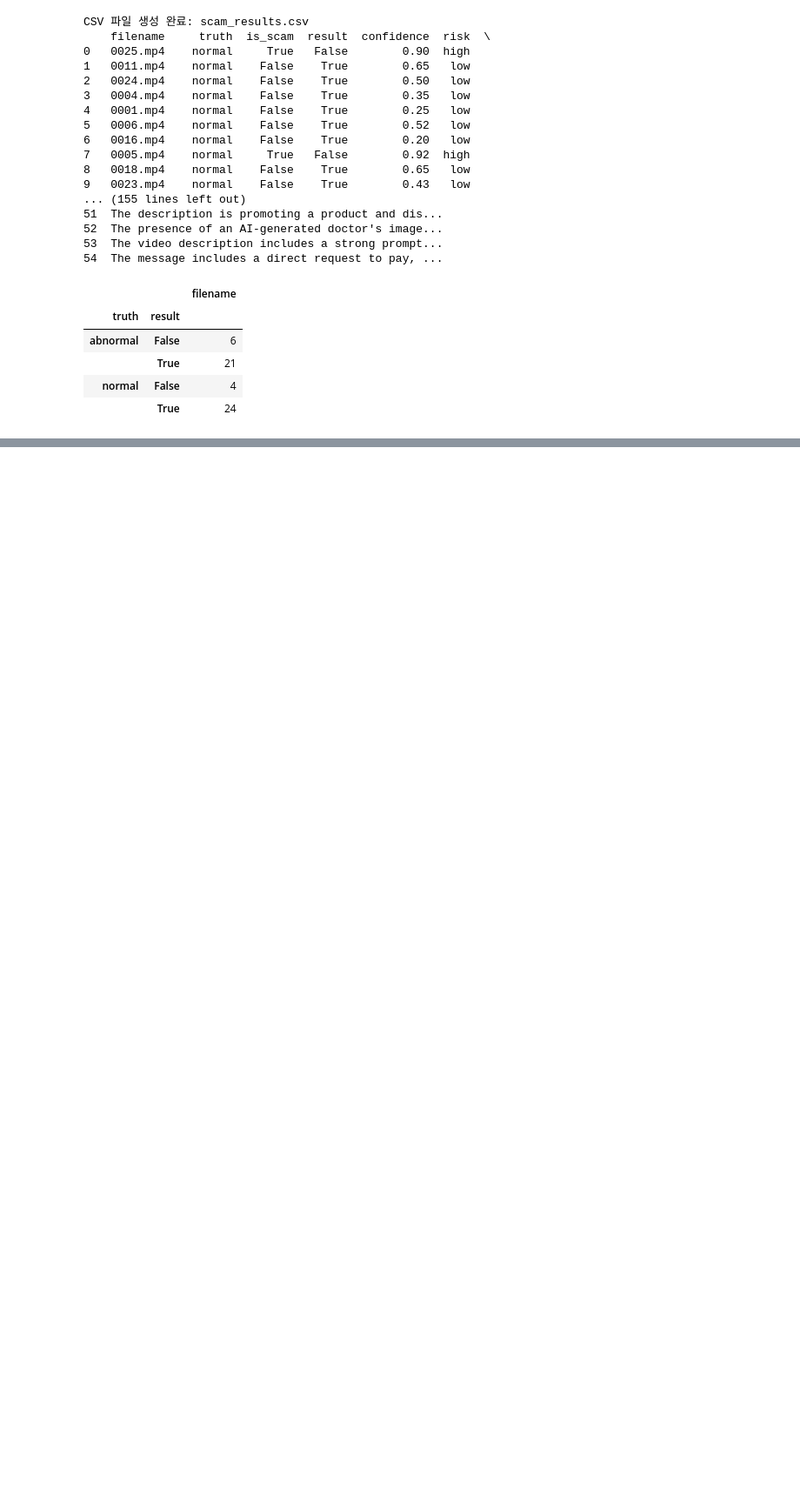
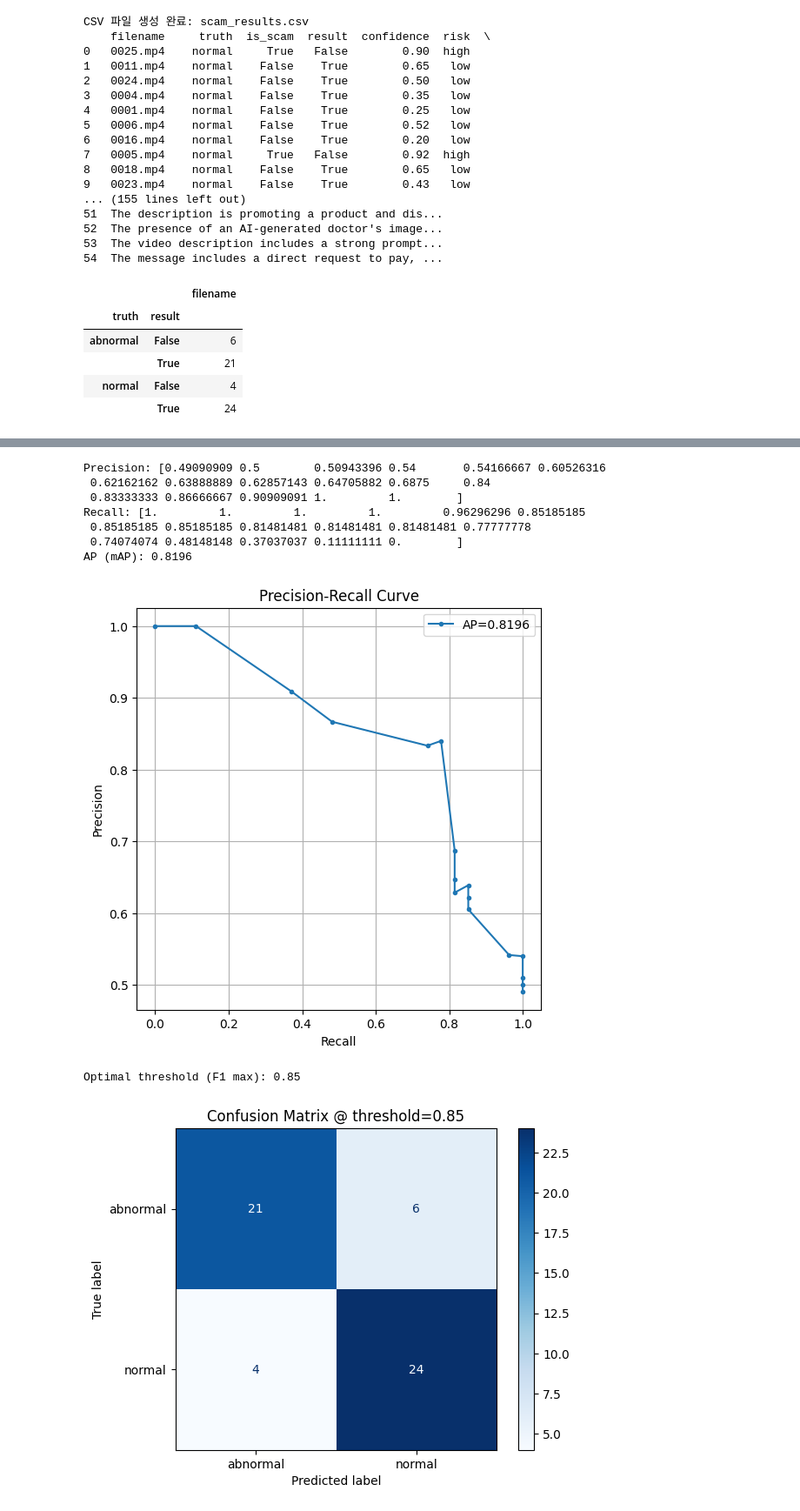
Before and after one commit to ashmin100/Cybercrime-Investigation-Support-Project, a Jupyter notebook: 03.Initial_prompt_engineering_20251120/01.log_analysis/result_analyze_jaemin1.ipynb, the cells around one changed output, grey strips where cells are left out. Shown at 87% size. Saved outputs shown, nothing was run; the diff lists cells and outputs as text; code cells hidden in the pictures; blank space fills up the shorter version.

Commit message:
Add P-R curve analysis

```diff
--- a/03.Initial_prompt_engineering_20251120/01.log_analysis/result_analyze_jaemin1.ipynb
+++ b/03.Initial_prompt_engineering_20251120/01.log_analysis/result_analyze_jaemin1.ipynb
@@ -111,3 +111,55 @@ df[df['result']==False]
 | 39 | 0018.mp4 | abnormal | False | False | 0.35 | low |  | The content appears to be a socia... |
 | 43 | 0012.mp4 | abnormal | False | False | 0.65 | low | normal presentation of jeans; cle... | The video shows a normal demonstr... |
 | 51 | 0000.mp4 | abnormal | False | False | 0.35 | low | 고객님께서 주문하신 남성 패딩 배송전实事已然; 여ørn 패딩... | The description is promoting a pr... |
+# %%
+import pandas as pd
+import numpy as np
+import matplotlib.pyplot as plt
+from sklearn.metrics import precision_recall_curve, average_precision_score, confusion_matrix, ConfusionMatrixDisplay
+
+# abnormal = positive class
+df['y_true'] = df['truth'].apply(lambda x: 1 if x=='abnormal' else 0)
+y_true = df['y_true'].values
+y_scores = df['confidence'].values
+
+# Precision-Recall + AP
+precision, recall, thresholds = precision_recall_curve(y_true, y_scores)
+ap = average_precision_score(y_true, y_scores)
+print(f"Precision: {precision}")
+print(f"Recall: {recall}")
+print(f"AP (mAP): {ap:.4f}")
+
+# PR curve 시각화
+plt.figure(figsize=(6,6))
+plt.plot(recall, precision, marker='.', label=f'AP={ap:.4f}')
+plt.xlabel('Recall')
+plt.ylabel('Precision')
+plt.title('Precision-Recall Curve')
+plt.legend()
+plt.grid()
+plt.show()
+
+# 최적 threshold 선택 (F1 최대)
+f1_scores = 2*precision*recall/(precision+recall+1e-8)
+best_idx = np.argmax(f1_scores)
+best_threshold = thresholds[best_idx]
+print(f"Optimal threshold (F1 max): {best_threshold:.2f}")
+
+# Confusion matrix
+y_pred = (y_scores >= best_threshold).astype(int)
+cm = confusion_matrix(y_true, y_pred, labels=[1,0])
+disp = ConfusionMatrixDisplay(cm, display_labels=['abnormal', 'normal'])
+disp.plot(cmap=plt.cm.Blues)
+plt.title(f'Confusion Matrix @ threshold={best_threshold:.2f}')
+plt.show()
+# %% [output]
+Precision: [0.49090909 0.5        0.50943396 0.54       0.54166667 0.60526316
+ 0.62162162 0.63888889 0.62857143 0.64705882 0.6875     0.84
+ 0.83333333 0.86666667 0.90909091 1.         1.        ]
+Recall: [1.         1.         1.         1.         0.96296296 0.85185185
+ 0.85185185 0.85185185 0.81481481 0.81481481 0.81481481 0.77777778
+ 0.74074074 0.48148148 0.37037037 0.11111111 0.        ]
+AP (mAP): 0.8196
+[figure, added]
+Optimal threshold (F1 max): 0.85
+[figure, added]
```
Also changed, not shown: 4 other files.
